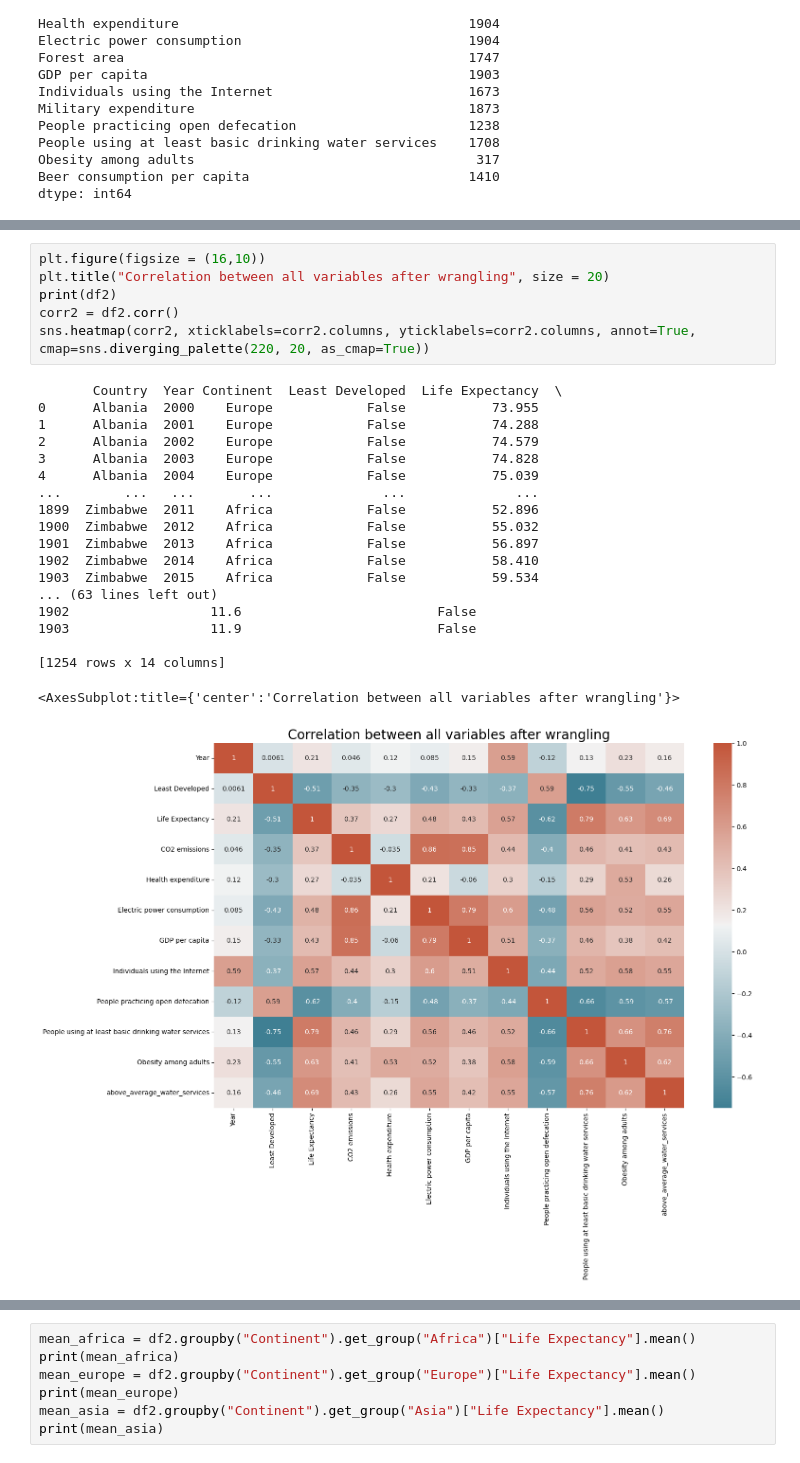
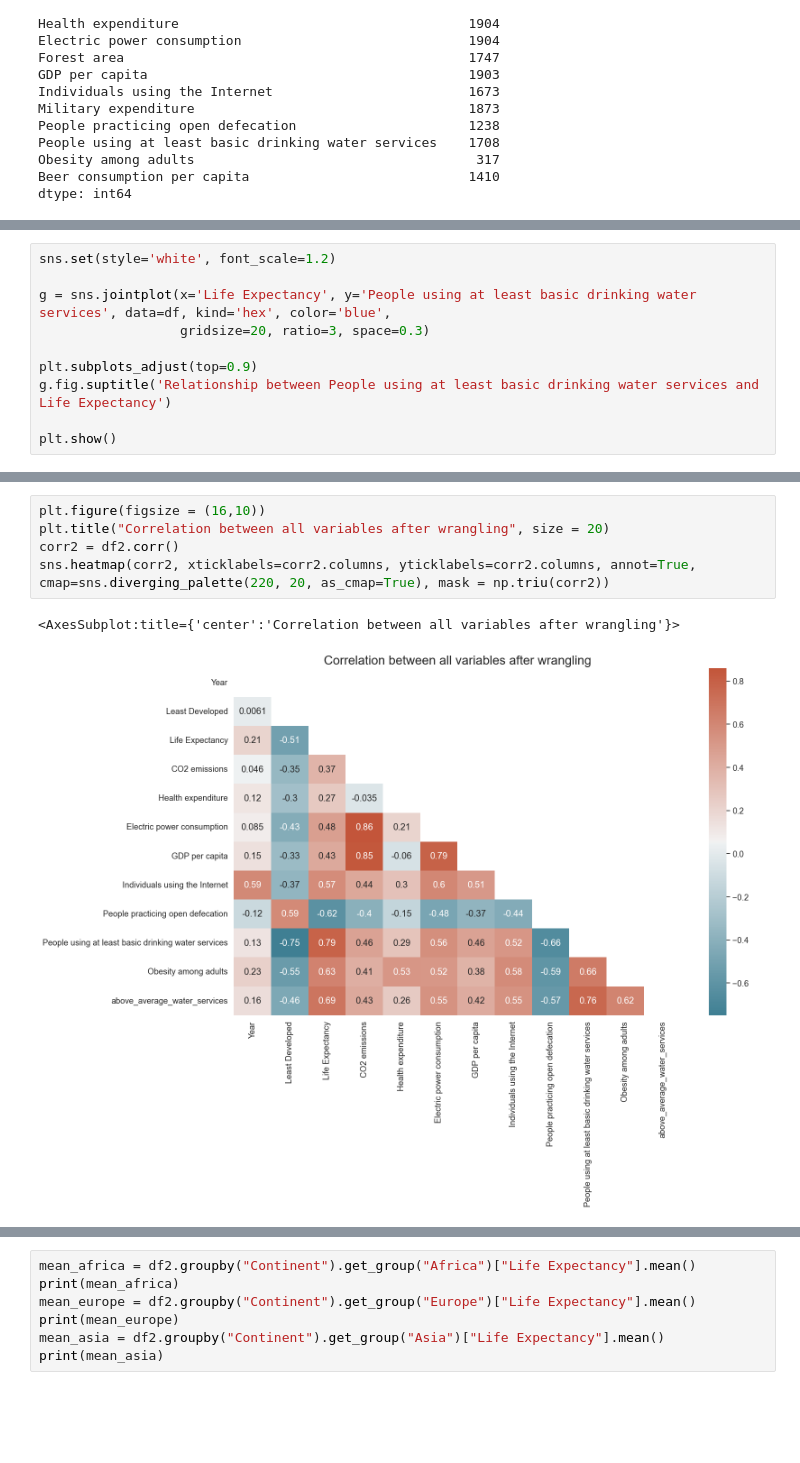
Before and after one commit to ubco-W2022T2-data301/project-group-group28, a Jupyter notebook: analysis/analysis2.ipynb, the cells around one changed output, grey strips where cells are left out. Cells and saved outputs as stored; diff of their text form; blank space fills up the shorter version.

```diff
--- a/analysis/analysis2.ipynb
+++ b/analysis/analysis2.ipynb
@@ -113,0 +103,10 @@ g.despine(left=True, bottom=True)
+# %%
+sns.set(style='white', font_scale=1.2)
+
+g = sns.jointplot(x='Life Expectancy', y='People using at least basic drinking water services', data=df, kind='hex', color='blue',
+                  gridsize=20, ratio=3, space=0.3)
+
+plt.subplots_adjust(top=0.9)
+g.fig.suptitle('Relationship between People using at least basic drinking water services and Life Expectancy')
+
+plt.show()
@@ -169,27 +147,9 @@ df2
 # %%
 plt.figure(figsize = (16,10))
 plt.title("Correlation between all variables after wrangling", size = 20)
-print(df2)
 corr2 = df2.corr()
-sns.heatmap(corr2, xticklabels=corr2.columns, yticklabels=corr2.columns, annot=True, cmap=sns.diverging_palette(220, 20, as_cmap=True))
+sns.heatmap(corr2, xticklabels=corr2.columns, yticklabels=corr2.columns, annot=True, cmap=sns.diverging_palette(220, 20, as_cmap=True), mask = np.triu(corr2))
 # %% [output]
-       Country  Year Continent  Least Developed  Life Expectancy  \
-0      Albania  2000    Europe            False           73.955
-1      Albania  2001    Europe            False           74.288
-2      Albania  2002    Europe            False           74.579
-3      Albania  2003    Europe            False           74.828
-4      Albania  2004    Europe            False           75.039
-...        ...   ...       ...              ...              ...
-1899  Zimbabwe  2011    Africa            False           52.896
-1900  Zimbabwe  2012    Africa            False           55.032
-1901  Zimbabwe  2013    Africa            False           56.897
-1902  Zimbabwe  2014    Africa            False           58.410
-1903  Zimbabwe  2015    Africa            False           59.534
-... (63 lines left out)
-1902                  11.6                         False
-1903                  11.9                         False
-
-[1254 rows x 14 columns]
+<AxesSubplot:title={'center':'Correlation between all variables after wrangling'}>
-<AxesSubplot:title={'center':'Correlation between all variables after wrangling'}>
-[figure, old version]
+[figure, new version]
 # %% [markdown]
```
Also changed, not shown: parts of 28 cells of this notebook.
